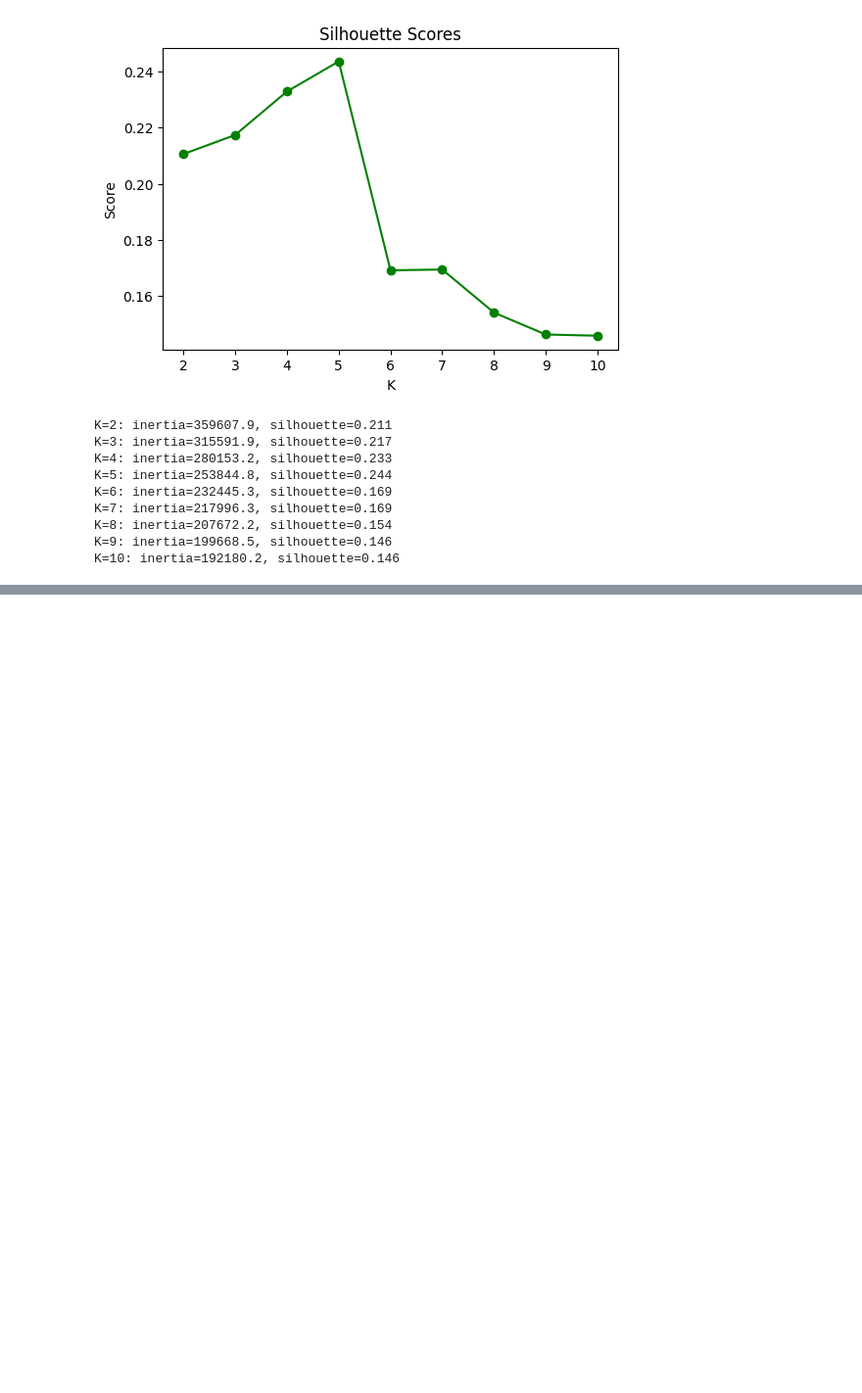
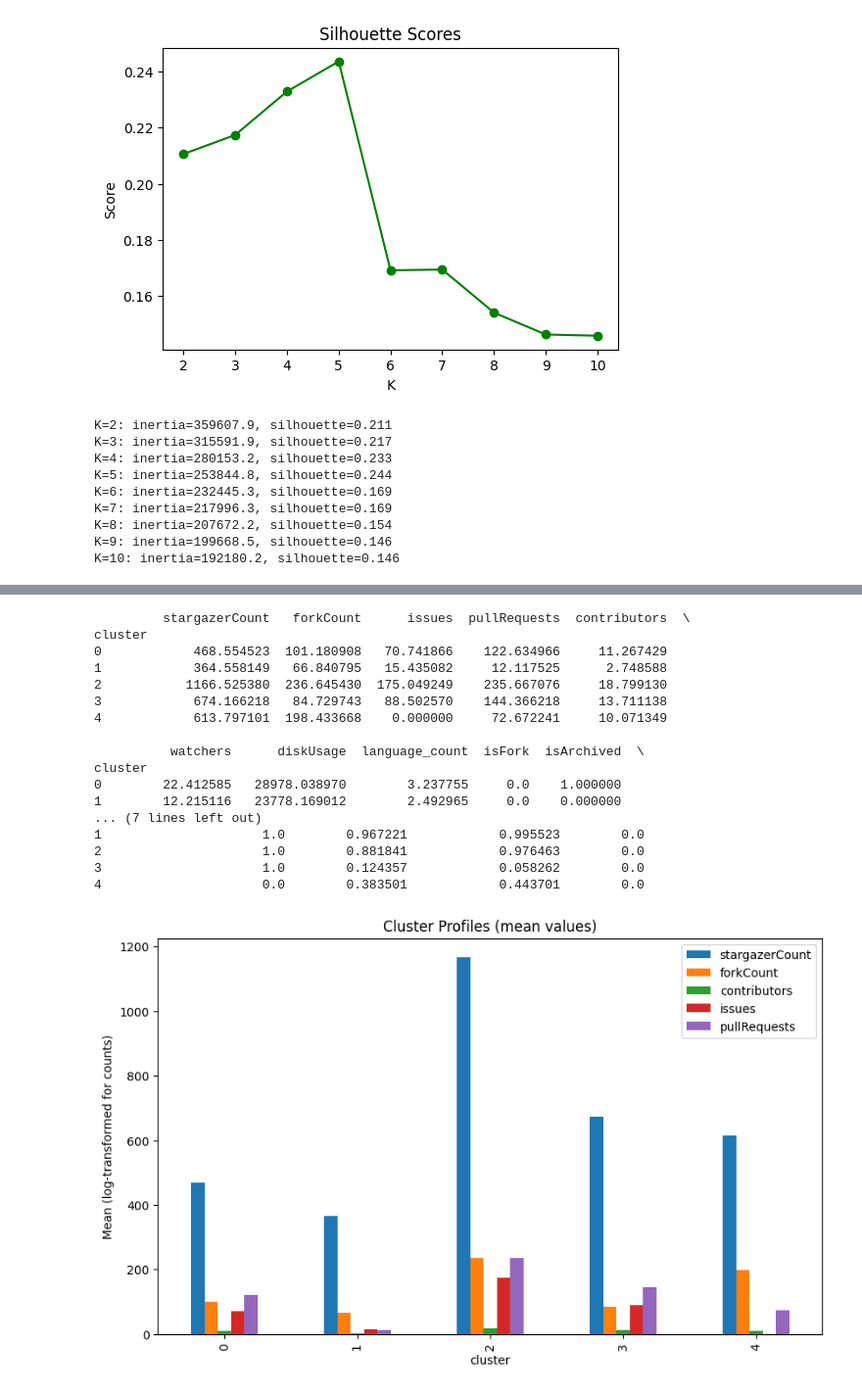
Before and after one commit to Shahbazi-Amir/SmartDevTime, a Jupyter notebook: side_project.ipynb, the cells around one changed output, grey strips where cells are left out. Shown at 98% size. Saved outputs shown, nothing was run; the diff lists cells and outputs as text; code cells hidden in the pictures; blank space fills up the shorter version.

```diff
--- a/side_project.ipynb
+++ b/side_project.ipynb
@@ -833,3 +833,23 @@ K=7: inertia=217996.3, silhouette=0.169
 K=8: inertia=207672.2, silhouette=0.154
 K=9: inertia=199668.5, silhouette=0.146
 K=10: inertia=192180.2, silhouette=0.146
+# %%
+# STEP 3: Run KMeans with optimal K (K=5) and attach cluster labels
+from sklearn.cluster import KMeans
+import numpy as np
+
+best_k = 5
+kmeans = KMeans(n_clusters=best_k, random_state=42, n_init=10)
+cluster_labels = kmeans.fit_predict(X_scaled)
+
+# Add to DataFrame
+df_used['cluster'] = cluster_labels
+
+# Cluster sizes
+unique, counts = np.unique(cluster_labels, return_counts=True)
+print("Cluster sizes:")
+for u, c in zip(unique, counts):
+    print(f"Cluster {u}: {c} repos")
+
+# Optional: preview first few rows with cluster
+df_used[['name','stargazerCount','forkCount','contributors','issues','pullRequests','cluster']].head()
@@ -835,0 +869,34 @@ K=10: inertia=192180.2, silhouette=0.146
+# %%
+# STEP 4: Profile clusters by feature means
+cluster_profile = df_used.groupby('cluster')[feature_names].mean()
+
+print(cluster_profile)
+
+# Optional: visualize key features per cluster
+import matplotlib.pyplot as plt
+
+cluster_profile[['stargazerCount','forkCount','contributors','issues','pullRequests']].plot(
+    kind='bar', figsize=(10,6)
+)
+plt.title("Cluster Profiles (mean values)")
+plt.ylabel("Mean (log-transformed for counts)")
+plt.show()
+# %% [output]
+         stargazerCount   forkCount      issues  pullRequests  contributors  \
+cluster
+0            468.554523  101.180908   70.741866    122.634966     11.267429
+1            364.558149   66.840795   15.435082     12.117525      2.748588
+2           1166.525380  236.645430  175.049249    235.667076     18.799130
+3            674.166218   84.729743   88.502570    144.366218     13.711138
+4            613.797101  198.433668    0.000000     72.672241     10.071349
+
+          watchers      diskUsage  language_count  isFork  isArchived  \
+cluster
+0        22.412585   28978.038970        3.237755     0.0    1.000000
+1        12.215116   23778.169012        2.492965     0.0    0.000000
+... (7 lines left out)
+1                     1.0        0.967221            0.995523        0.0
+2                     1.0        0.881841            0.976463        0.0
+3                     1.0        0.124357            0.058262        0.0
+4                     0.0        0.383501            0.443701        0.0
+[figure, added]
```
Also changed, not shown: parts of 5 cells of this notebook.
